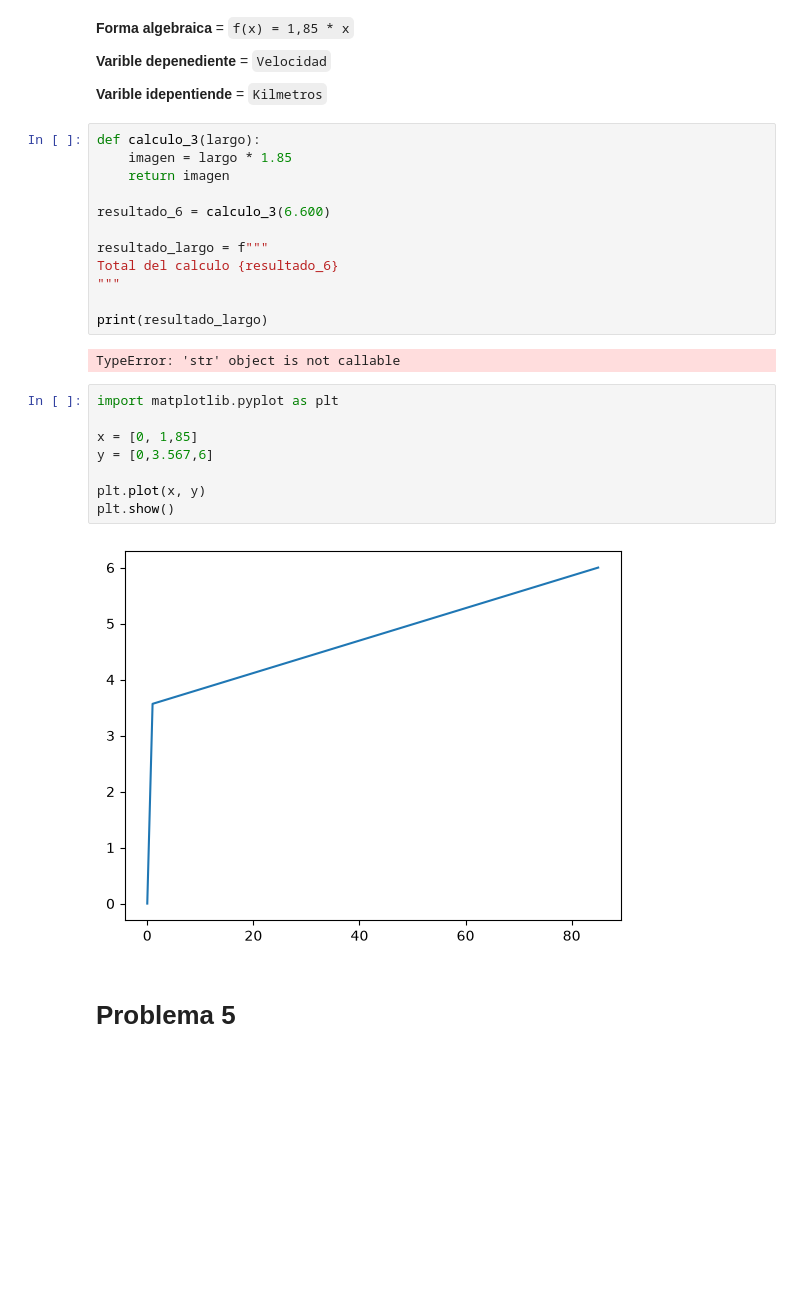
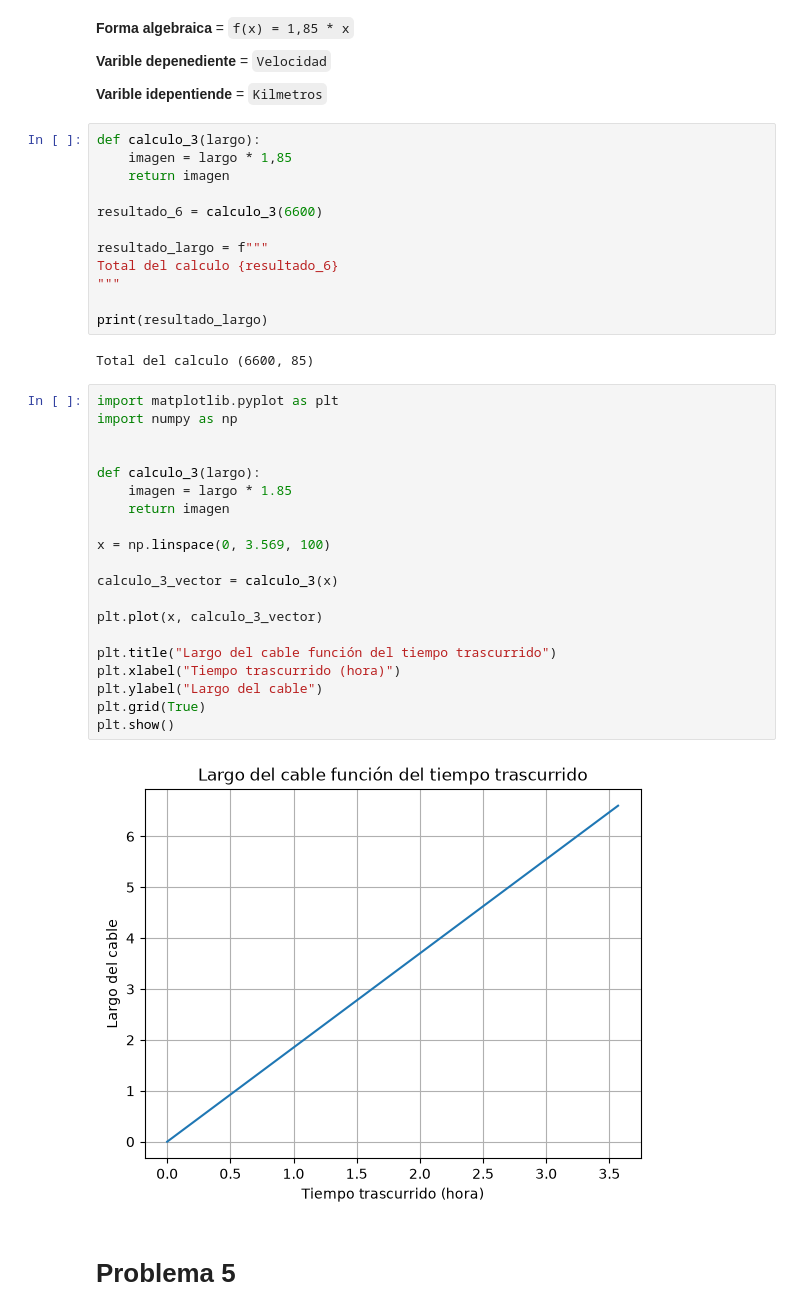
Before and after one commit to Deybi-hud/matematicas-aplicadas, a Jupyter notebook: Actividades/G1_Funcione.ipynb, the cells around one changed output. Drawn from its saved outputs; the diff is of its cells as text; blank space fills up the shorter version.

```diff
--- a/Actividades/G1_Funcione.ipynb
+++ b/Actividades/G1_Funcione.ipynb
@@ -114,10 +114,10 @@ Como parte de un proyecto de mejora, en el año $2021$ se instaló un cable de f
 **Varible idepentiende** =  `Kilmetros`
 # %%
 def calculo_3(largo):
-    imagen = largo * 1.85
+    imagen = largo * 1,85
     return imagen
 
-resultado_6 = calculo_3(6.600)
+resultado_6 = calculo_3(6600)
 
 resultado_largo = f"""
 Total del calculo {resultado_6}
@@ -125,17 +125,29 @@ Total del calculo {resultado_6}
 
 print(resultado_largo)
 # %% [output]
-TypeError: 'str' object is not callable
+Total del calculo (6600, 85)
-# %%
-import matplotlib.pyplot as plt
-
-x = [0, 1,85]
-y = [0,3.567,6]
-
-plt.plot(x, y)
-plt.show()
-# %% [output]
-[figure, removed]
+# %%
+import matplotlib.pyplot as plt
+import numpy as np
+
+
+def calculo_3(largo):
+    imagen = largo * 1.85
+    return imagen
+
+x = np.linspace(0, 3.569, 100)
+
+calculo_3_vector = calculo_3(x)
+
+plt.plot(x, calculo_3_vector)
+
+plt.title("Largo del cable función del tiempo trascurrido")
+plt.xlabel("Tiempo trascurrido (hora)")
+plt.ylabel("Largo del cable")
+plt.grid(True)
+plt.show()
+# %% [output]
+[figure, added]
 # %% [markdown]
 # Problema 5
 # %% [markdown]
```
